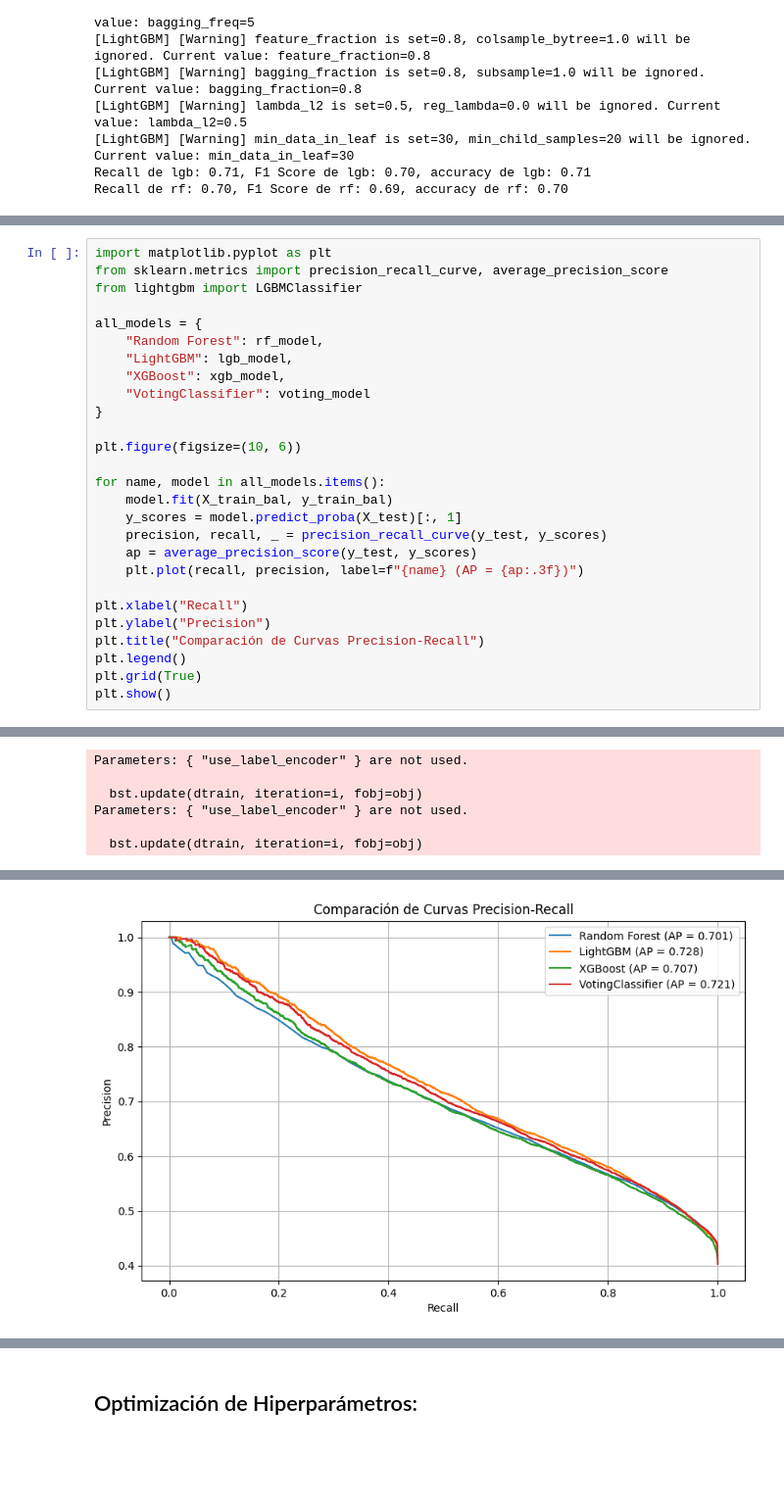
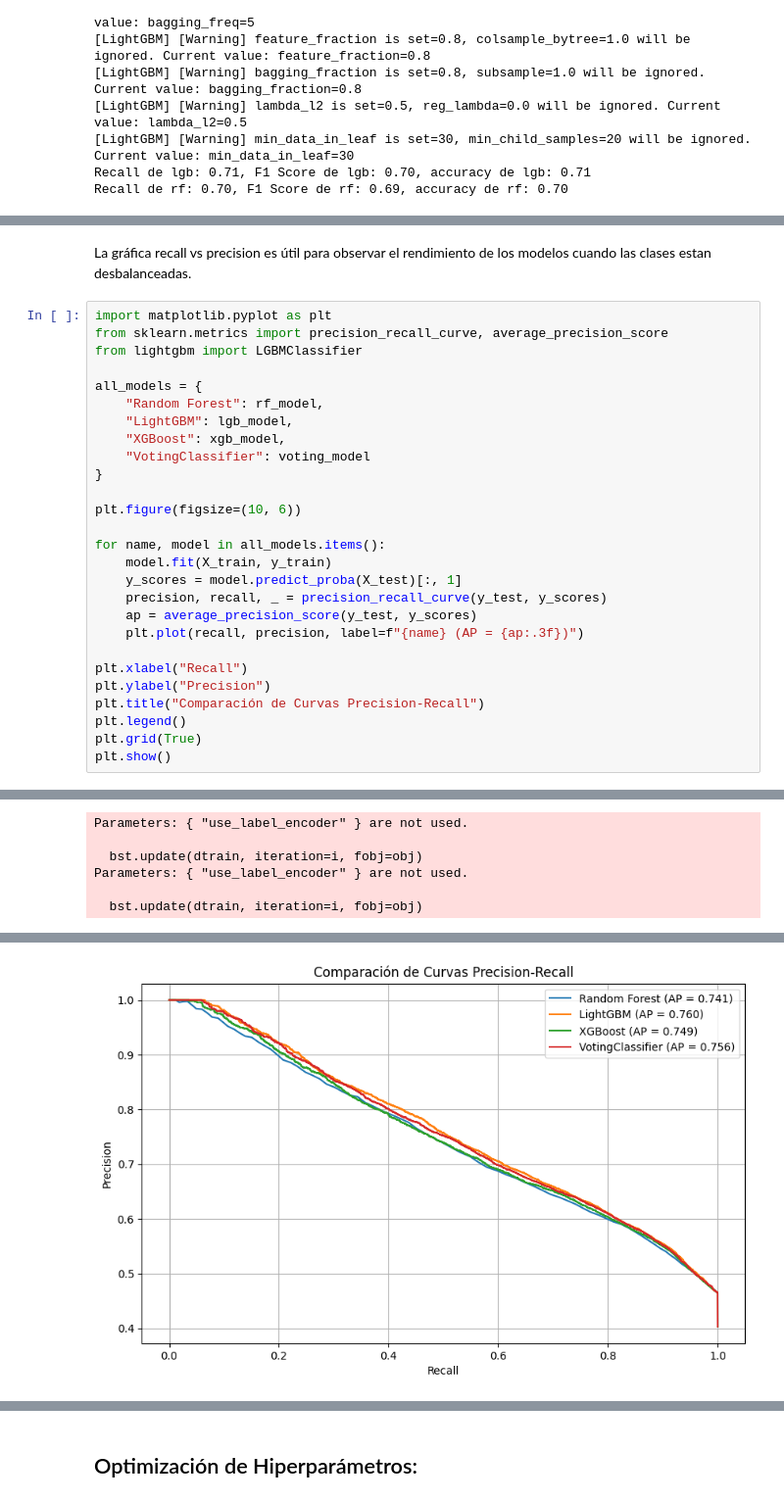
Before and after one commit to JozueDev/PROYECTO-FINAL, a Jupyter notebook: explore.ipynb, the cells around one changed output, grey strips where cells are left out. Shown at 98% size. Saved outputs shown, nothing was run; the diff lists cells and outputs as text; blank space fills up the shorter version.

Commit message:
updated precision-recall curve

```diff
--- a/explore.ipynb
+++ b/explore.ipynb
@@ -833,3 +833,5 @@ Recall de rf: 0.70, F1 Score de rf: 0.69, accuracy de rf: 0.70
+# %% [markdown]
+La gráfica recall vs precision es útil para observar el rendimiento de los modelos cuando las clases estan desbalanceadas.
 # %%
 import matplotlib.pyplot as plt
 from sklearn.metrics import precision_recall_curve, average_precision_score
@@ -845,7 +847,7 @@ all_models = {
 plt.figure(figsize=(10, 6))
 
 for name, model in all_models.items():
-    model.fit(X_train_bal, y_train_bal)
+    model.fit(X_train, y_train)
     y_scores = model.predict_proba(X_test)[:, 1]
     precision, recall, _ = precision_recall_curve(y_test, y_scores)
     ap = average_precision_score(y_test, y_scores)
@@ -897,6 +899,6 @@ Parameters: { "use_label_encoder" } are not used.
 [LightGBM] [Warning] feature_fraction is set=0.8, colsample_bytree=1.0 will be ignored. Current value: feature_fraction=0.8
 [LightGBM] [Warning] bagging_fraction is set=0.8, subsample=1.0 will be ignored. Current value: bagging_fraction=0.8
 [LightGBM] [Warning] lambda_l2 is set=0.5, reg_lambda=0.0 will be ignored. Current value: lambda_l2=0.5
 [LightGBM] [Warning] min_data_in_leaf is set=30, min_child_samples=20 will be ignored. Current value: min_data_in_leaf=30
-[figure, old version]
+[figure, new version]
 # %% [markdown]
```
Also changed, not shown: parts of 3 cells of this notebook.
